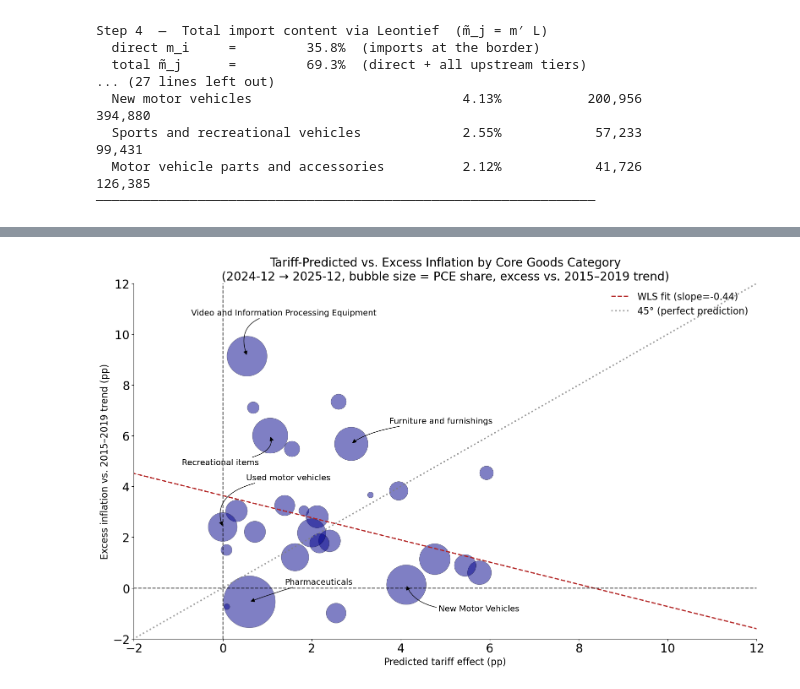
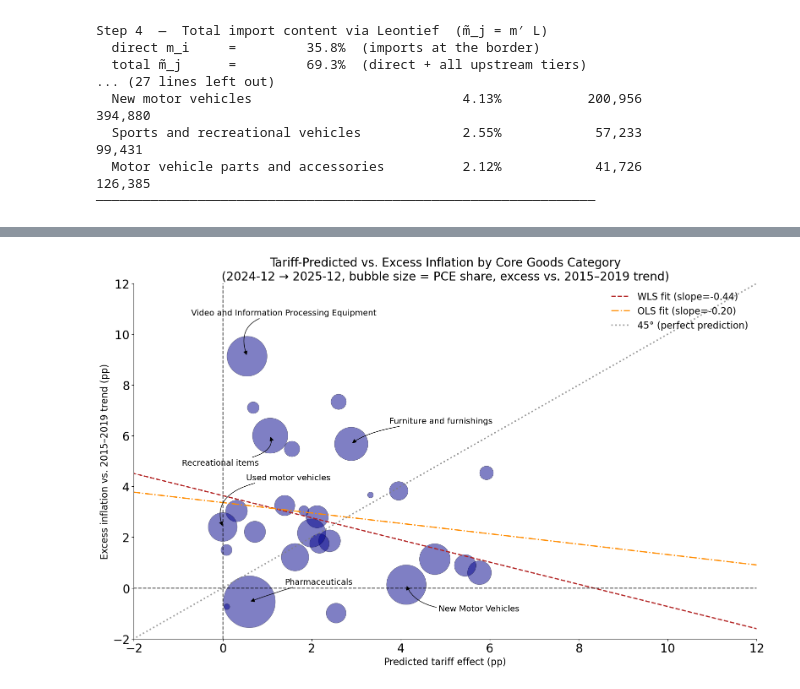
Before and after one commit to tradewartracker/tariffs-inflation, a Jupyter notebook: code/parse-bea-io-final.ipynb, the cells around one changed output, grey strips where cells are left out. Cells and saved outputs as stored; diff of their text form; code cells hidden in the pictures.

```diff
--- a/code/parse-bea-io-final.ipynb
+++ b/code/parse-bea-io-final.ipynb
@@ -629,6 +629,12 @@ x_fit = np.linspace(x.min() - 7.5, x.max() + 7.5, 100)
 ax.plot(x_fit, slope * x_fit + intercept,
         color='firebrick', linewidth=2, linestyle='--',
         label=f'WLS fit (slope={slope:.2f})')
+
+ols_model = sm.OLS(y, sm.add_constant(x)).fit()
+ols_intercept, ols_slope = ols_model.params
+ax.plot(x_fit, ols_slope * x_fit + ols_intercept,
+        color='darkorange', linewidth=2, linestyle='-.',
+        label=f'OLS fit (slope={ols_slope:.2f})')
 
 
 # 45° perfect-prediction line
@@ -753,14 +759,14 @@ Time:                        17:00:22   Log-Likelihood:                -73.069
 No. Observations:                  27   AIC:                             150.1
 Df Residuals:                      25   BIC:                             152.7
 Df Model:                           1
 Covariance Type:            nonrobust
 ==============================================================================
 ... (9 lines left out)
 ==============================================================================
 
 Notes:
 [1] Standard Errors assume that the covariance matrix of the errors is correctly specified.
-[figure, old version]
+[figure, new version]
 # %%
 
 # ── Decomposition: share of core goods inflation by sub-component ──────────────
```
Also changed, not shown: parts of 12 cells of this notebook, 3 other files.
